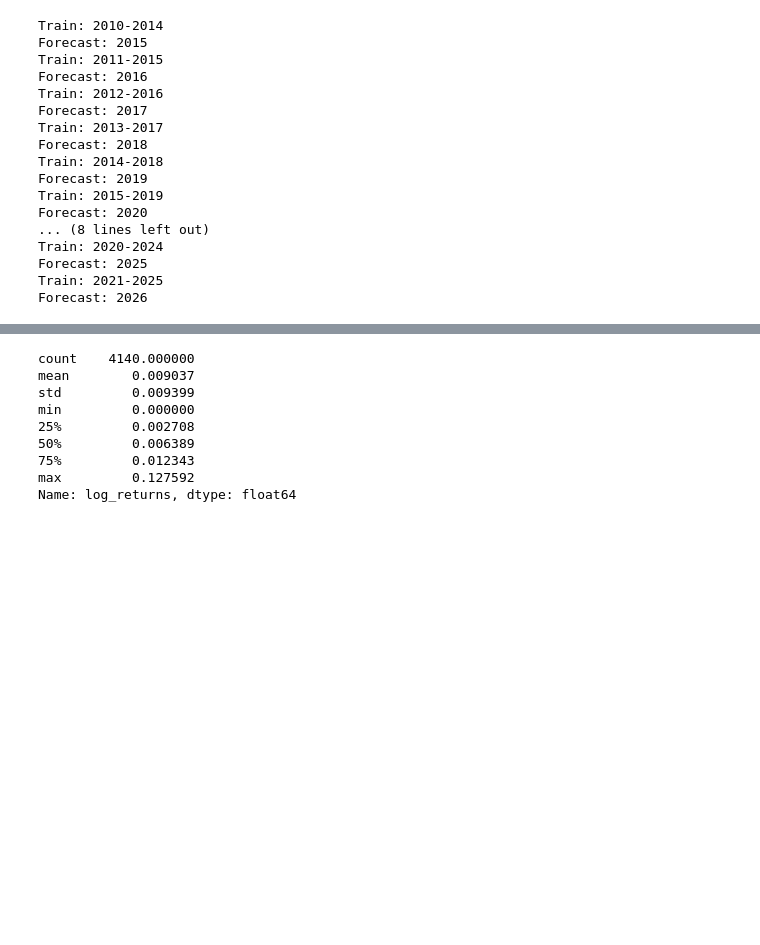
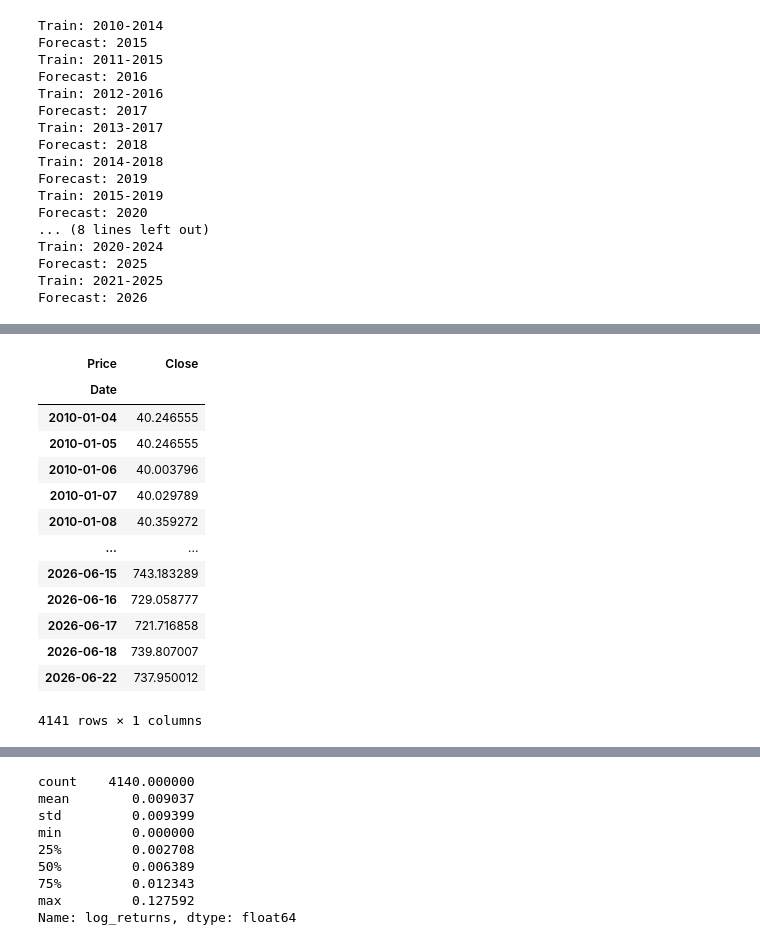
Before and after one commit to nemethbandi/Szakdolgozat, a Jupyter notebook: Kódbázis/notebooks/main.ipynb, the cells around one changed output, grey strips where cells are left out. Drawn from its saved outputs; the diff is of its cells as text; code cells hidden in the pictures; blank space fills up the shorter version.

```diff
--- a/Kódbázis/notebooks/main.ipynb
+++ b/Kódbázis/notebooks/main.ipynb
@@ -224,0 +225,18 @@ result["LSTM"].plot()
+# %%
+data_zaro = data[["Close"]]
+data_zaro
+# %% [output]
+| Price | Close |
+| Date |  |
+| 2010-01-04 | 40.246555 |
+| 2010-01-05 | 40.246555 |
+| 2010-01-06 | 40.003796 |
+| 2010-01-07 | 40.029789 |
+| 2010-01-08 | 40.359272 |
+| ... | ... |
+| 2026-06-15 | 743.183289 |
+| 2026-06-16 | 729.058777 |
+| 2026-06-17 | 721.716858 |
+| 2026-06-18 | 739.807007 |
+| 2026-06-22 | 737.950012 |
+4141 rows × 1 columns
```
Also changed, not shown: parts of 5 cells of this notebook, 3 other files.
